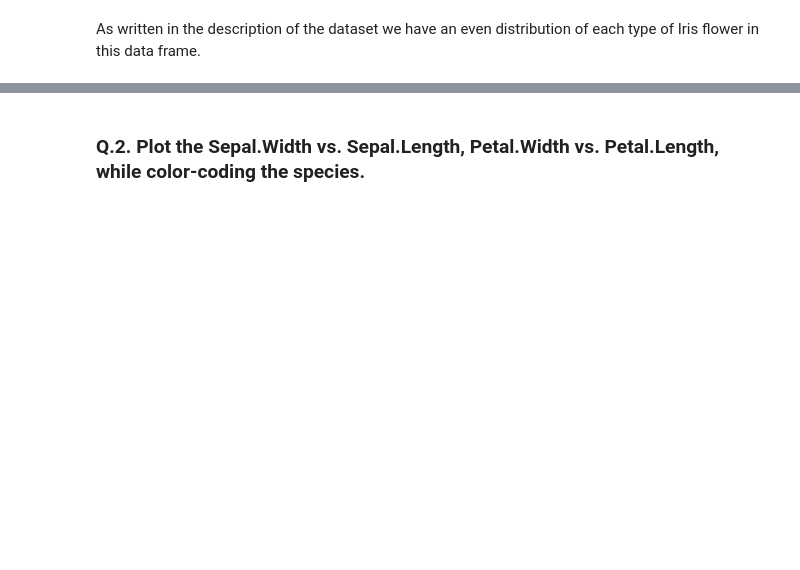
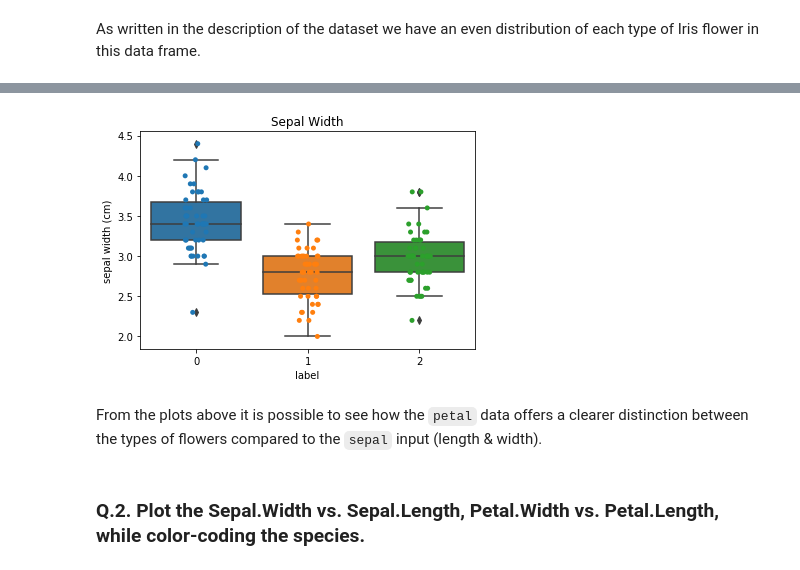
Before and after one commit to rodolfolermacontreras/ML_1_Assignment_1, a Jupyter notebook: ML510-L01-Filename.ipynb, the cells around one changed output, grey strips where cells are left out. Drawn from its saved outputs; the diff is of its cells as text; code cells hidden in the pictures; blank space fills up the shorter version.

```diff
--- a/ML510-L01-Filename.ipynb
+++ b/ML510-L01-Filename.ipynb
@@ -129,2 +169,12 @@ As written in the description of the dataset we have an even distribution of eac
+# %%
+#Sepal width
+fig=plt.gcf()
+fig.set_size_inches(6,4)
+fig=sns.boxplot(x='label',y='sepal width (cm)',data=data).set_title('Sepal Width')
+fig=sns.stripplot(x='label',y='sepal width (cm)',data=data,jitter=True,edgecolor='gray')
+# %% [output]
+[figure, added]
+# %% [markdown]
+From the plots above it is possible to see how the `petal` data offers a clearer distinction between the types of flowers compared to the `sepal` input (length & width).
 # %% [markdown]
 <h3>Q.2. Plot the Sepal.Width vs. Sepal.Length, Petal.Width vs. Petal.Length, while color-coding the species.</h3>
```
Also changed, not shown: parts of 11 cells of this notebook.
